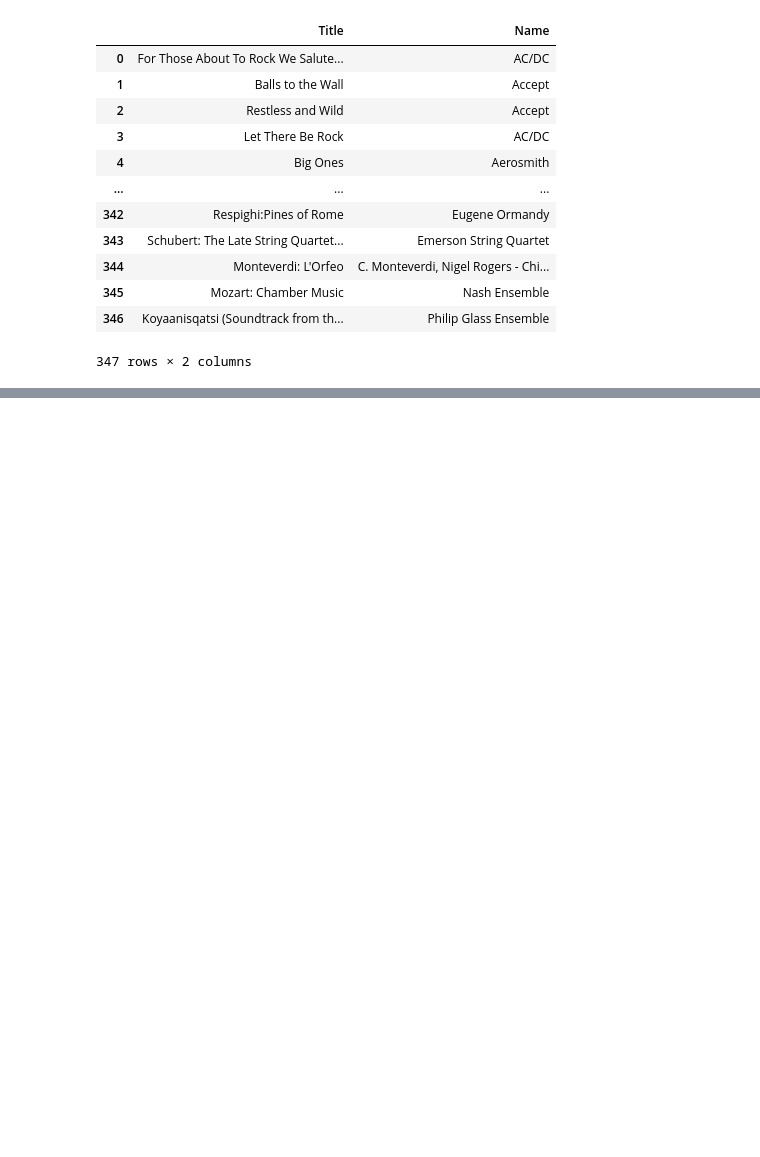
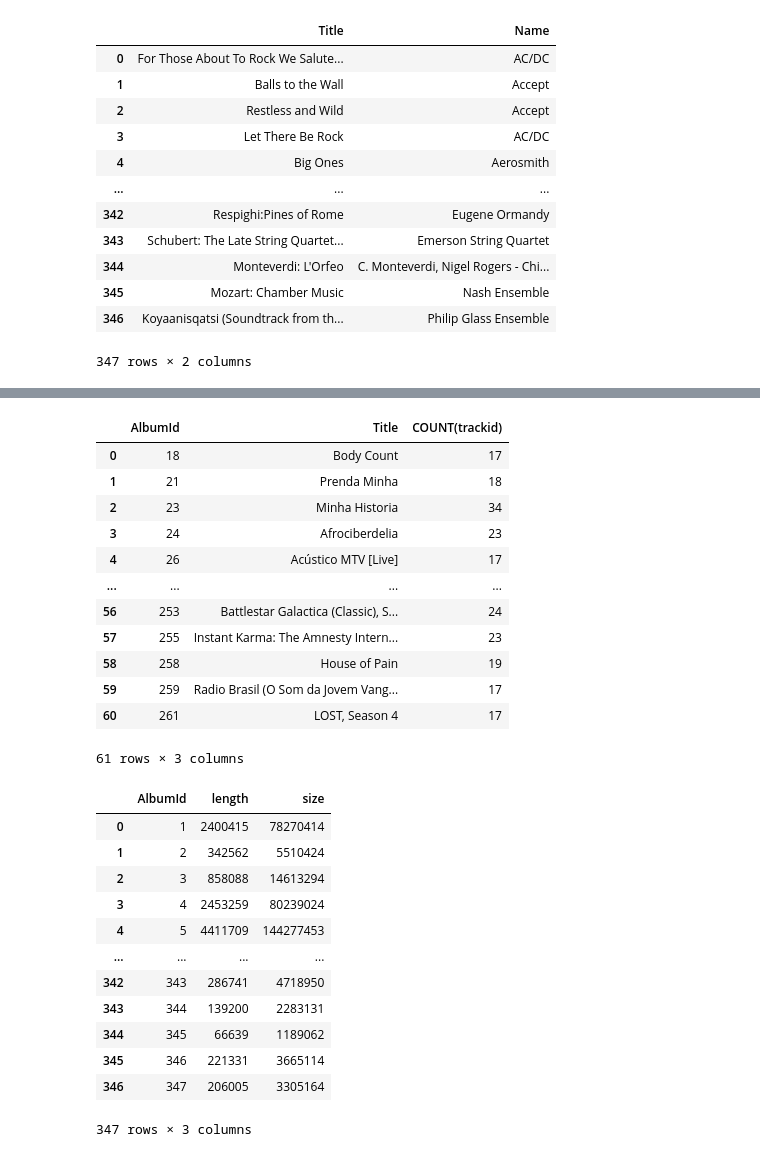
Before and after one commit to IreneLiuu/data-processing-practice, a Jupyter notebook: SQL_practice.ipynb, the cells around one changed output, grey strips where cells are left out. Saved outputs shown, nothing was run; the diff lists cells and outputs as text; code cells hidden in the pictures; blank space fills up the shorter version.

```diff
--- a/SQL_practice.ipynb
+++ b/SQL_practice.ipynb
@@ -1,6 +1,6 @@
 # %%
 import sqlite3
 import pandas as pd
-connection = sqlite3.connect("chinook.sqlite")
+connection = sqlite3.connect("C:/dev/chinook.sqlite", autocommit=True)
 # %%
 cursor = connection.cursor()
@@ -246,0 +291,59 @@ display(df)
+# %%
+## GROUP BY with HAVING clause + INNER JOIN
+rows = cursor.execute("""
+SELECT
+	tracks.albumid,
+	title,
+	COUNT(trackid)
+FROM
+	tracks
+INNER JOIN albums ON albums.albumid = tracks.albumid
+GROUP BY
+	tracks.albumid
+HAVING COUNT(trackid) > 15;
+                      """).fetchall()
+columns = [column[0] for column in cursor.description]
+df = pd.DataFrame(rows, columns=columns)
+display(df)
+
+## SUM function
+rows = cursor.execute("""
+SELECT
+	albumid,
+	SUM(milliseconds) length,
+	SUM(bytes) size
+FROM
+	tracks
+GROUP BY
+	albumid;
+                      """).fetchall()
+columns = [column[0] for column in cursor.description]
+df = pd.DataFrame(rows, columns=columns)
+display(df)
+# %% [output]
+|  | AlbumId | Title | COUNT(trackid) |
+| 0 | 18 | Body Count | 17 |
+| 1 | 21 | Prenda Minha | 18 |
+| 2 | 23 | Minha Historia | 34 |
+| 3 | 24 | Afrociberdelia | 23 |
+| 4 | 26 | Acústico MTV [Live] | 17 |
+| ... | ... | ... | ... |
+| 56 | 253 | Battlestar Galactica (Classic), S... | 24 |
+| 57 | 255 | Instant Karma: The Amnesty Intern... | 23 |
+| 58 | 258 | House of Pain | 19 |
+| 59 | 259 | Radio Brasil (O Som da Jovem Vang... | 17 |
+| 60 | 261 | LOST, Season 4 | 17 |
+61 rows × 3 columns
+|  | AlbumId | length | size |
+| 0 | 1 | 2400415 | 78270414 |
+| 1 | 2 | 342562 | 5510424 |
+| 2 | 3 | 858088 | 14613294 |
+| 3 | 4 | 2453259 | 80239024 |
+| 4 | 5 | 4411709 | 144277453 |
+| ... | ... | ... | ... |
+| 342 | 343 | 286741 | 4718950 |
+| 343 | 344 | 139200 | 2283131 |
+| 344 | 345 | 66639 | 1189062 |
+| 345 | 346 | 221331 | 3665114 |
+| 346 | 347 | 206005 | 3305164 |
+347 rows × 3 columns
```
Also changed, not shown: parts of 9 cells of this notebook.
